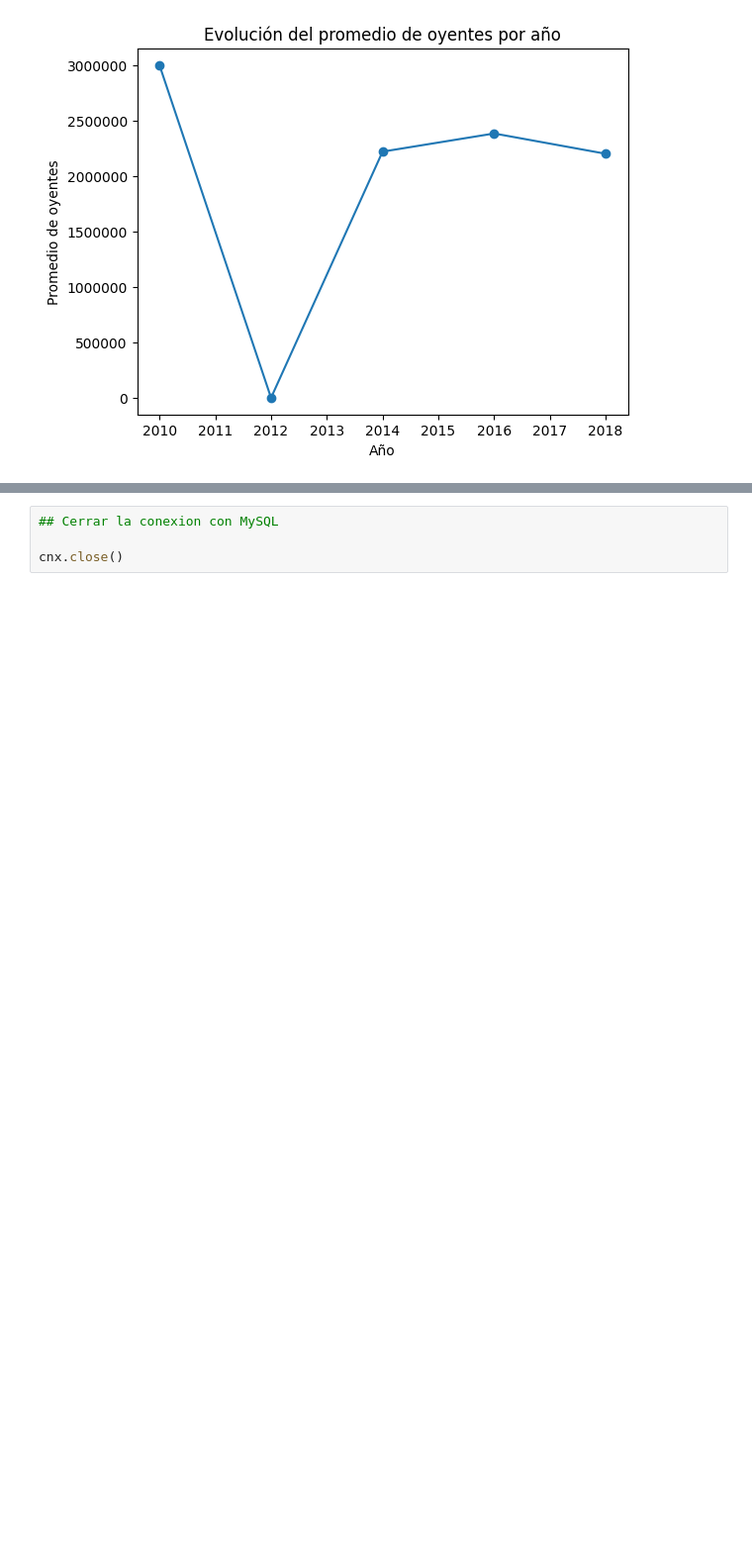
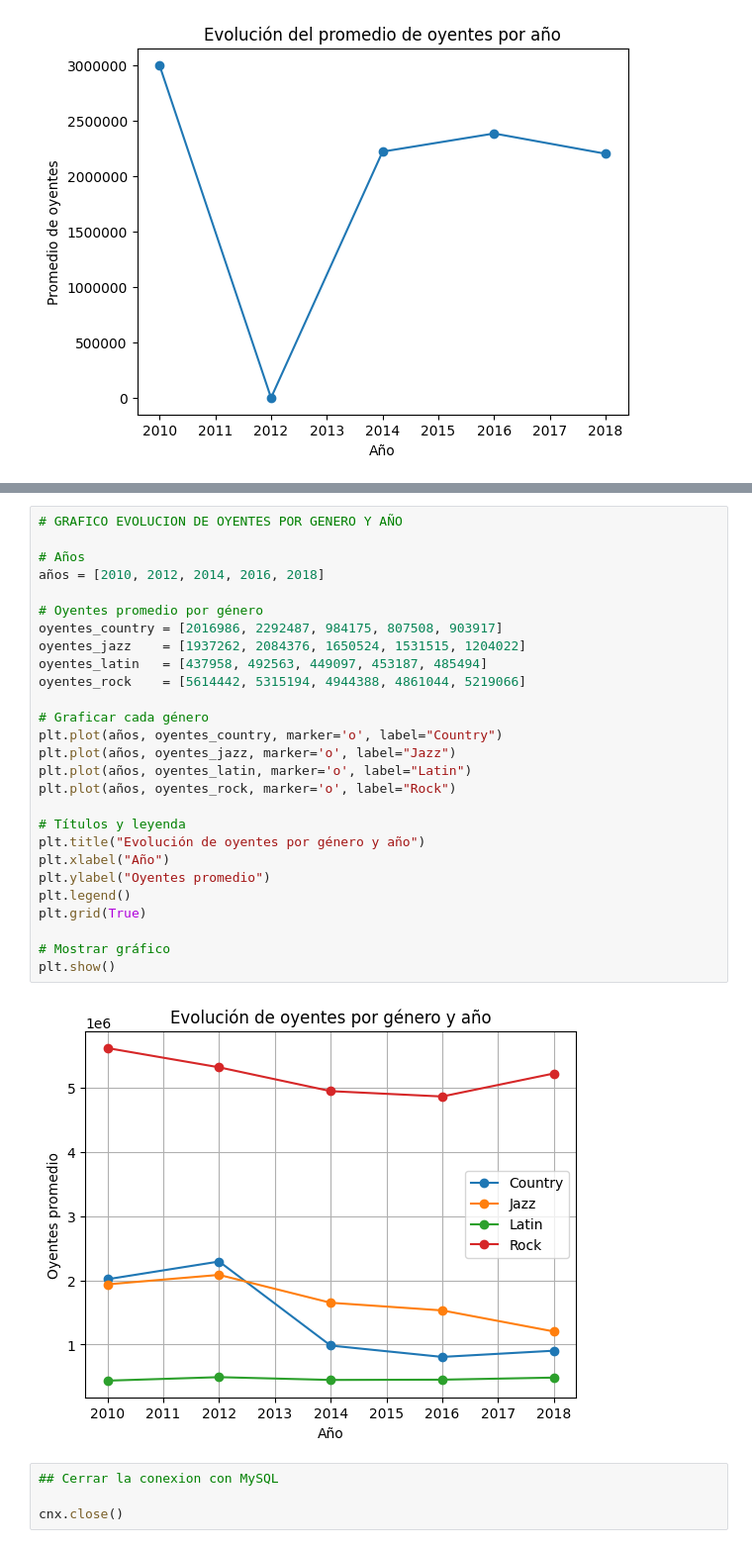
Before and after one commit to eaguilothio/da-project-promo-59-modulo-2-team-1, a Jupyter notebook: CONSULTAS_musicstream.ipynb, the cells around one changed output, grey strips where cells are left out. Shown at 99% size. Cells and saved outputs as stored; diff of their text form; blank space fills up the shorter version.

Commit message:
nueva consulta oyentes por genero y año

```diff
--- a/CONSULTAS_musicstream.ipynb
+++ b/CONSULTAS_musicstream.ipynb
@@ -295,3 +310,32 @@ plt.show()
+# %%
+# GRAFICO EVOLUCION DE OYENTES POR GENERO Y AÑO
+
+# Años
+años = [2010, 2012, 2014, 2016, 2018]
+
+# Oyentes promedio por género
+oyentes_country = [2016986, 2292487, 984175, 807508, 903917]
+oyentes_jazz    = [1937262, 2084376, 1650524, 1531515, 1204022]
+oyentes_latin   = [437958, 492563, 449097, 453187, 485494]
+oyentes_rock    = [5614442, 5315194, 4944388, 4861044, 5219066]
+
+# Graficar cada género
+plt.plot(años, oyentes_country, marker='o', label="Country")
+plt.plot(años, oyentes_jazz, marker='o', label="Jazz")
+plt.plot(años, oyentes_latin, marker='o', label="Latin")
+plt.plot(años, oyentes_rock, marker='o', label="Rock")
+
+# Títulos y leyenda
+plt.title("Evolución de oyentes por género y año")
+plt.xlabel("Año")
+plt.ylabel("Oyentes promedio")
+plt.legend()
+plt.grid(True)
+
+# Mostrar gráfico
+plt.show()
+# %% [output]
+[figure, added]
 # %%
 ## Cerrar la conexion con MySQL
 
```
Also changed, not shown: parts of 2 cells of this notebook.
